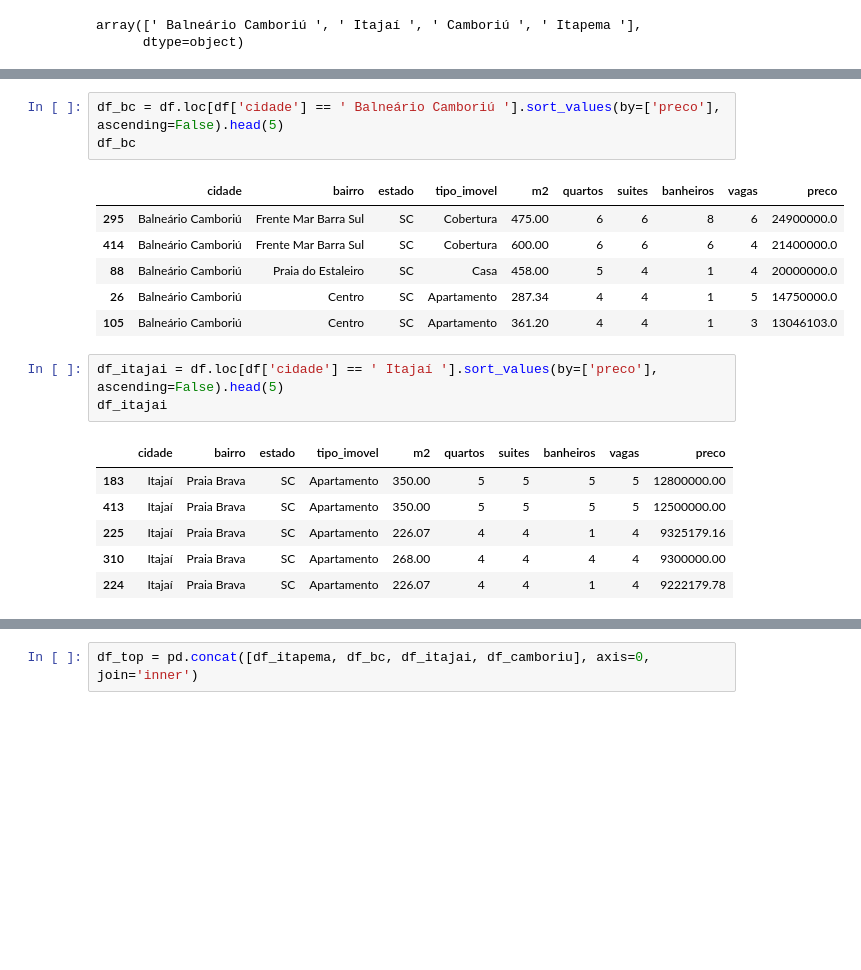
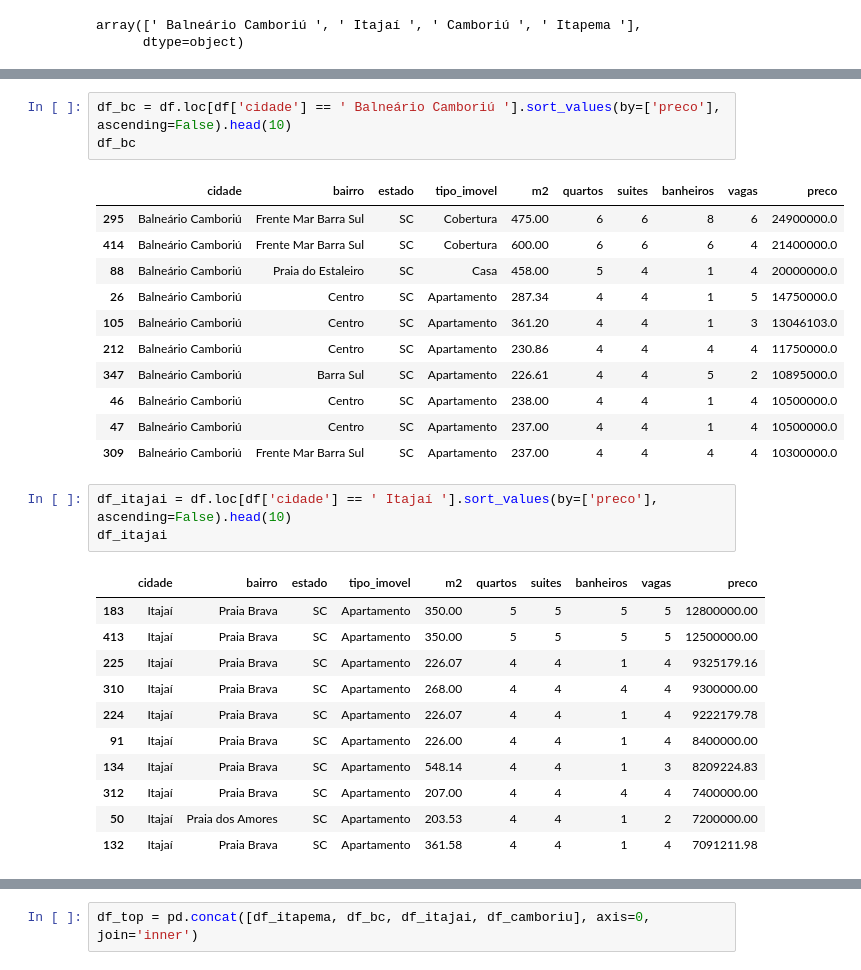
Before and after one commit to michellssgui22/PROJETOS_ESTUDO_DATASCIENCE, a Jupyter notebook: Imobiliario-BC-Regiao/imobiliario_analise.ipynb, the cells around one changed output, grey strips where cells are left out. Drawn from its saved outputs; the diff is of its cells as text; blank space fills up the shorter version.

```diff
--- a/Imobiliario-BC-Regiao/imobiliario_analise.ipynb
+++ b/Imobiliario-BC-Regiao/imobiliario_analise.ipynb
@@ -187,17 +187,22 @@ df_itapema
 | 52 | Itapema | Meia Praia | SC | Apartamento | 213.72 | 4 | 4 | 1 | 3 | 3940000.0 |
 | 447 | Itapema | Meia Praia | SC | Apartamento | 213.72 | 4 | 4 | 4 | 3 | 3850000.0 |
 # %%
-df_bc = df.loc[df['cidade'] == ' Balneário Camboriú '].sort_values(by=['preco'], ascending=False).head(5)
+df_bc = df.loc[df['cidade'] == ' Balneário Camboriú '].sort_values(by=['preco'], ascending=False).head(10)
 df_bc
 # %% [output]
 |  | cidade | bairro | estado | tipo_imovel | m2 | quartos | suites | banheiros | vagas | preco |
 | 295 | Balneário Camboriú | Frente Mar Barra Sul | SC | Cobertura | 475.00 | 6 | 6 | 8 | 6 | 24900000.0 |
 | 414 | Balneário Camboriú | Frente Mar Barra Sul | SC | Cobertura | 600.00 | 6 | 6 | 6 | 4 | 21400000.0 |
 | 88 | Balneário Camboriú | Praia do Estaleiro | SC | Casa | 458.00 | 5 | 4 | 1 | 4 | 20000000.0 |
 | 26 | Balneário Camboriú | Centro | SC | Apartamento | 287.34 | 4 | 4 | 1 | 5 | 14750000.0 |
 | 105 | Balneário Camboriú | Centro | SC | Apartamento | 361.20 | 4 | 4 | 1 | 3 | 13046103.0 |
+| 212 | Balneário Camboriú | Centro | SC | Apartamento | 230.86 | 4 | 4 | 4 | 4 | 11750000.0 |
+| 347 | Balneário Camboriú | Barra Sul | SC | Apartamento | 226.61 | 4 | 4 | 5 | 2 | 10895000.0 |
+| 46 | Balneário Camboriú | Centro | SC | Apartamento | 238.00 | 4 | 4 | 1 | 4 | 10500000.0 |
+| 47 | Balneário Camboriú | Centro | SC | Apartamento | 237.00 | 4 | 4 | 1 | 4 | 10500000.0 |
+| 309 | Balneário Camboriú | Frente Mar Barra Sul | SC | Apartamento | 237.00 | 4 | 4 | 4 | 4 | 10300000.0 |
 # %%
-df_itajai = df.loc[df['cidade'] == ' Itajaí '].sort_values(by=['preco'], ascending=False).head(5)
+df_itajai = df.loc[df['cidade'] == ' Itajaí '].sort_values(by=['preco'], ascending=False).head(10)
 df_itajai
 # %% [output]
 |  | cidade | bairro | estado | tipo_imovel | m2 | quartos | suites | banheiros | vagas | preco |
@@ -206,4 +211,9 @@ df_itajai
 | 225 | Itajaí | Praia Brava | SC | Apartamento | 226.07 | 4 | 4 | 1 | 4 | 9325179.16 |
 | 310 | Itajaí | Praia Brava | SC | Apartamento | 268.00 | 4 | 4 | 4 | 4 | 9300000.00 |
 | 224 | Itajaí | Praia Brava | SC | Apartamento | 226.07 | 4 | 4 | 1 | 4 | 9222179.78 |
+| 91 | Itajaí | Praia Brava | SC | Apartamento | 226.00 | 4 | 4 | 1 | 4 | 8400000.00 |
+| 134 | Itajaí | Praia Brava | SC | Apartamento | 548.14 | 4 | 4 | 1 | 3 | 8209224.83 |
+| 312 | Itajaí | Praia Brava | SC | Apartamento | 207.00 | 4 | 4 | 4 | 4 | 7400000.00 |
+| 50 | Itajaí | Praia dos Amores | SC | Apartamento | 203.53 | 4 | 4 | 1 | 2 | 7200000.00 |
+| 132 | Itajaí | Praia Brava | SC | Apartamento | 361.58 | 4 | 4 | 1 | 4 | 7091211.98 |
 # %%
```
Also changed, not shown: parts of 5 cells of this notebook.
